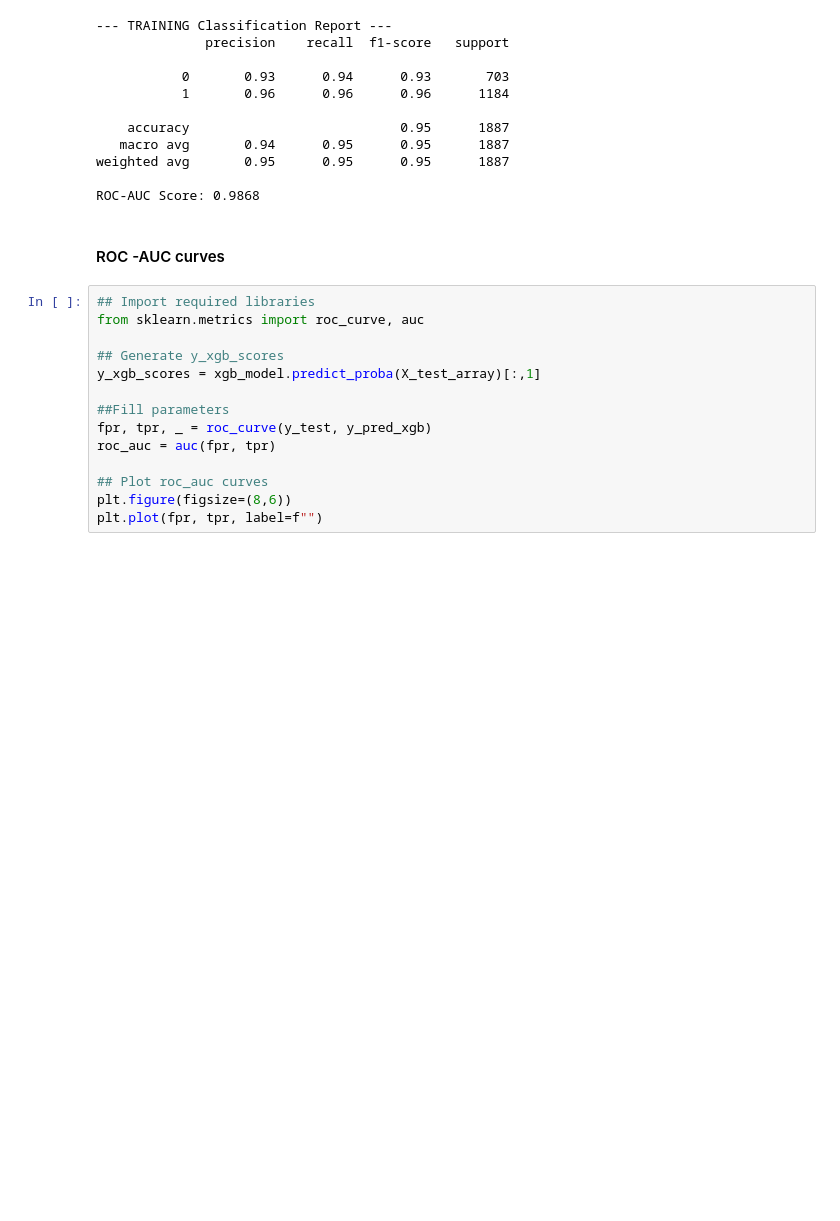
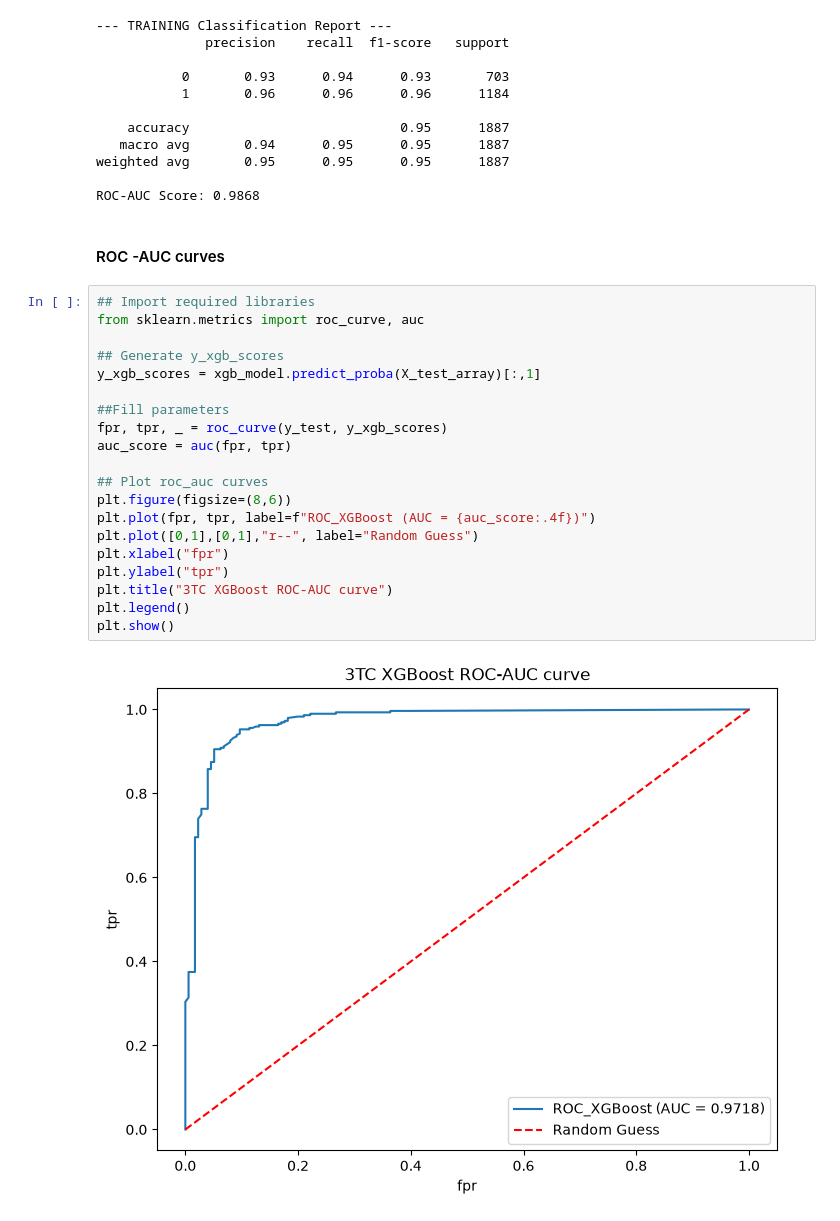
Before and after one commit to NoelOkumu/Eneza-Data-Science-Residential-training-2026, a Jupyter notebook: Day1/mutatio_profile1.ipynb, the cells around one changed output. Drawn from its saved outputs; the diff is of its cells as text; blank space fills up the shorter version.

```diff
--- a/Day1/mutatio_profile1.ipynb
+++ b/Day1/mutatio_profile1.ipynb
@@ -1241,14 +1241,22 @@ ROC-AUC Score: 0.9868
 # %%
 ## Import required libraries
 from sklearn.metrics import roc_curve, auc
 
 ## Generate y_xgb_scores
 y_xgb_scores = xgb_model.predict_proba(X_test_array)[:,1]
 
 ##Fill parameters
-fpr, tpr, _ = roc_curve(y_test, y_pred_xgb)
-roc_auc = auc(fpr, tpr)
+fpr, tpr, _ = roc_curve(y_test, y_xgb_scores)
+auc_score = auc(fpr, tpr)
 
 ## Plot roc_auc curves
 plt.figure(figsize=(8,6))
-plt.plot(fpr, tpr, label=f"")
+plt.plot(fpr, tpr, label=f"ROC_XGBoost (AUC = {auc_score:.4f})")
+plt.plot([0,1],[0,1],"r--", label="Random Guess")
+plt.xlabel("fpr")
+plt.ylabel("tpr")
+plt.title("3TC XGBoost ROC-AUC curve")
+plt.legend()
+plt.show()
+# %% [output]
+[figure, added]
```
Also changed, not shown: parts of 37 cells of this notebook.
